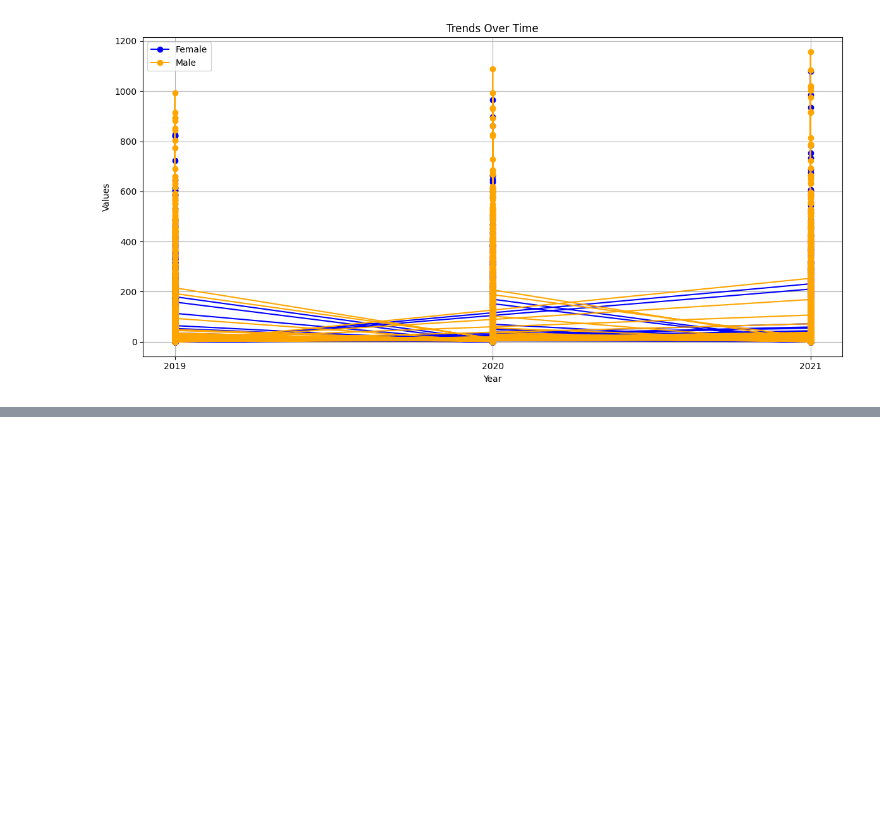
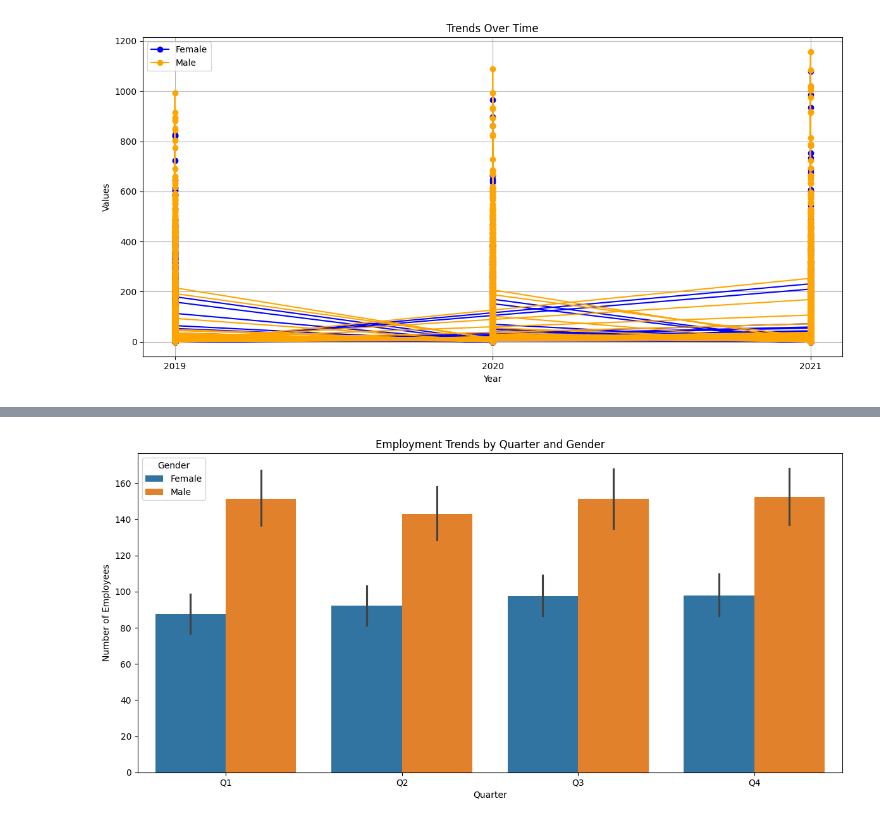
Before and after one commit to hotline8ling/Data-Mining-on-Employed-Persons-by-Major-Occupation-by-Region-by-Sex-in-the-Philippines, a Jupyter notebook: Test_Clean.ipynb, the cells around one changed output, grey strips where cells are left out. Drawn from its saved outputs; the diff is of its cells as text; code cells hidden in the pictures; blank space fills up the shorter version.

```diff
--- a/Test_Clean.ipynb
+++ b/Test_Clean.ipynb
@@ -653,0 +1157,19 @@ plt.show()
+# %%
+# Quarterly Trends
+# Melt the DataFrame for quarterly analysis
+quarterly_df = df.melt(id_vars=['Quarter', 'Major Occupation'],
+                        value_vars=['Female', 'Male'],
+                        var_name='Gender',
+                        value_name='Count')
+
+# Plotting quarterly trends
+plt.figure(figsize=(12, 6))
+sns.barplot(data=quarterly_df, x='Quarter', y='Count', hue='Gender')
+plt.title('Employment Trends by Quarter and Gender')
+plt.ylabel('Number of Employees')
+plt.xlabel('Quarter')
+plt.legend(title='Gender')
+plt.tight_layout()
+plt.show()
+# %% [output]
+[figure, added]
```
Also changed, not shown: parts of 16 cells of this notebook.
